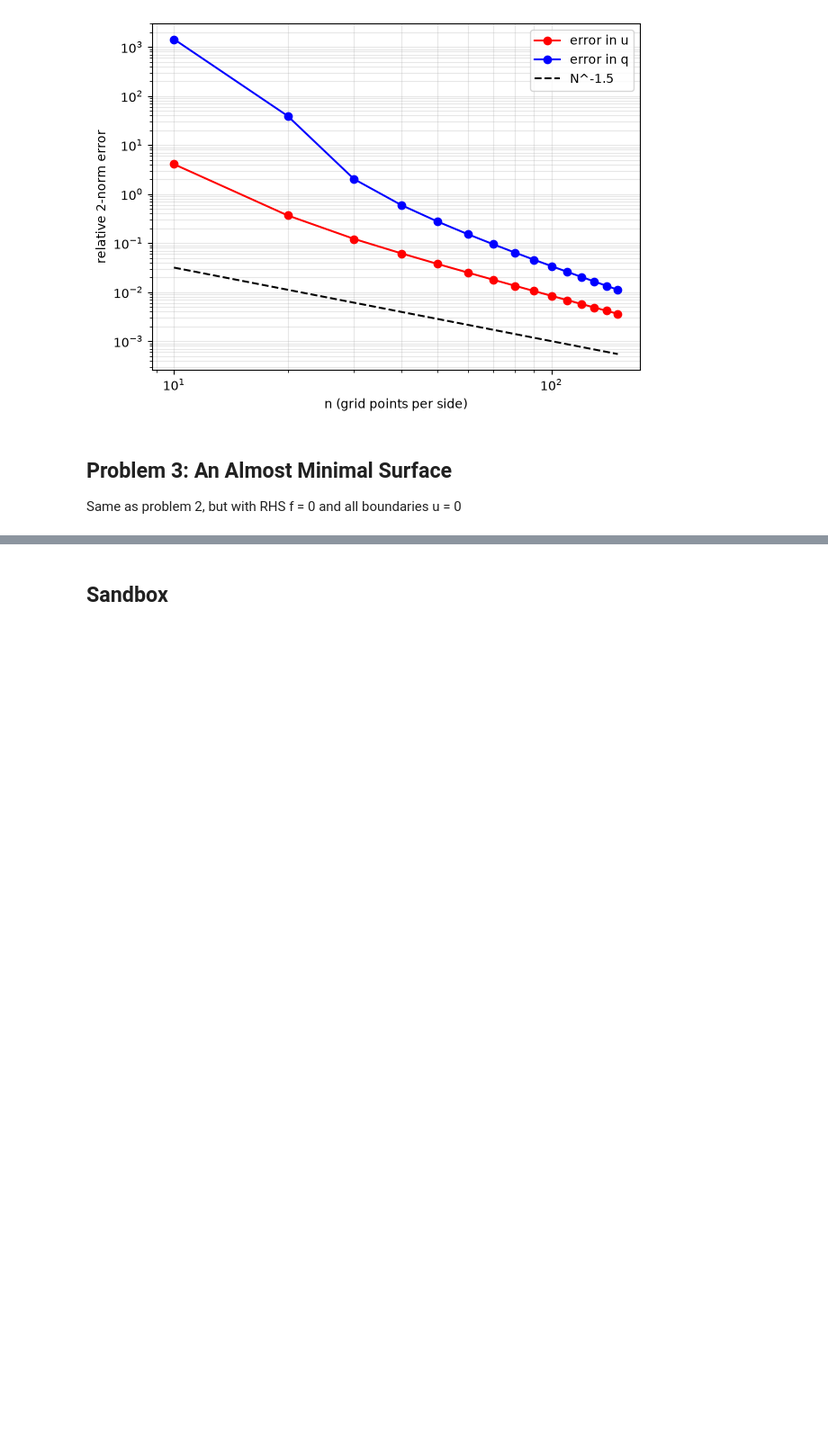
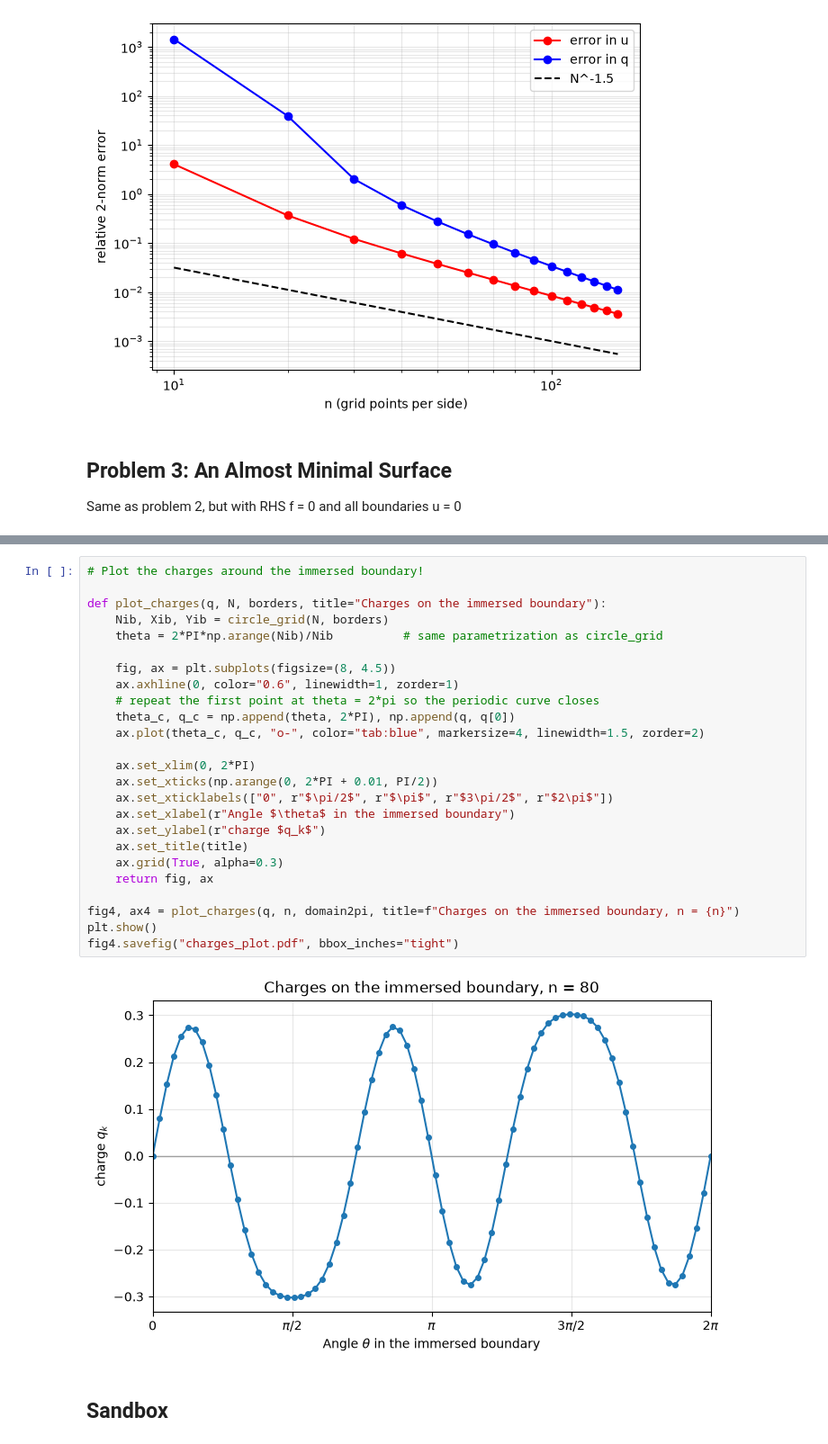
Before and after one commit to sgravelle/pde_hw2, a Jupyter notebook: hw2.ipynb, the cells around one changed output, grey strips where cells are left out. Shown at 90% size. Drawn from its saved outputs; the diff is of its cells as text; blank space fills up the shorter version.

Commit message:
colors

```diff
--- a/hw2.ipynb
+++ b/hw2.ipynb
@@ -325,3 +325,30 @@ max |J u - g| on the circle: 5.682750084945454e-07
+# %%
+# Plot the charges around the immersed boundary!
+
+def plot_charges(q, N, borders, title="Charges on the immersed boundary"):
+    Nib, Xib, Yib = circle_grid(N, borders)
+    theta = 2*PI*np.arange(Nib)/Nib          # same parametrization as circle_grid
+
+    fig, ax = plt.subplots(figsize=(8, 4.5))
+    ax.axhline(0, color="0.6", linewidth=1, zorder=1)
+    # repeat the first point at theta = 2*pi so the periodic curve closes
+    theta_c, q_c = np.append(theta, 2*PI), np.append(q, q[0])
+    ax.plot(theta_c, q_c, "o-", color="tab:blue", markersize=4, linewidth=1.5, zorder=2)
+
+    ax.set_xlim(0, 2*PI)
+    ax.set_xticks(np.arange(0, 2*PI + 0.01, PI/2))
+    ax.set_xticklabels(["0", r"$\pi/2$", r"$\pi$", r"$3\pi/2$", r"$2\pi$"])
+    ax.set_xlabel(r"Angle $\theta$ in the immersed boundary")
+    ax.set_ylabel(r"charge $q_k$")
+    ax.set_title(title)
+    ax.grid(True, alpha=0.3)
+    return fig, ax
+
+fig4, ax4 = plot_charges(q, n, domain2pi, title=f"Charges on the immersed boundary, n = {n}")
+plt.show()
+fig4.savefig("charges_plot.pdf", bbox_inches="tight")
+# %% [output]
+[figure, added]
 # %% [markdown]
 ## Sandbox
 # %%
```
Also changed, not shown: parts of 1 cell of this notebook, 7 other files.
